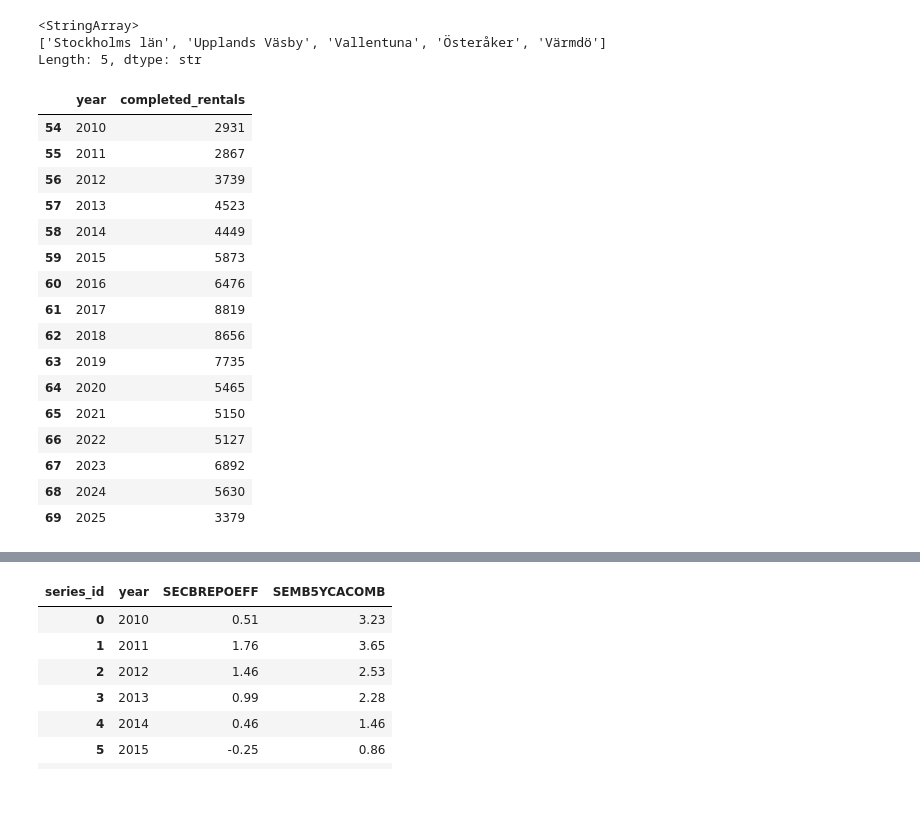
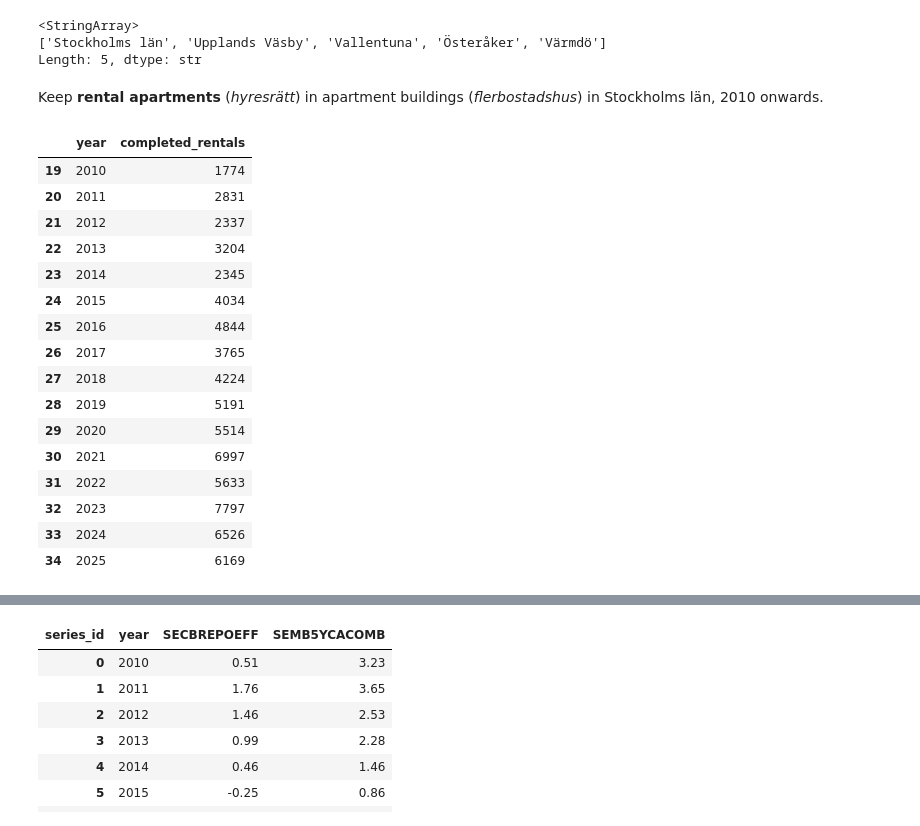
Before and after one commit to nimarigibcn-max/rental-housing-stockholm, a Jupyter notebook: notebooks/01_explore.ipynb, the cells around one changed output, grey strips where cells are left out. Cells and saved outputs as stored; diff of their text form; code cells hidden in the pictures; blank space fills up the shorter version.

```diff
--- a/notebooks/01_explore.ipynb
+++ b/notebooks/01_explore.ipynb
@@ -19,30 +33,32 @@ done["Region"].unique()[:5]
 <StringArray>
 ['Stockholms län', 'Upplands Väsby', 'Vallentuna', 'Österåker', 'Värmdö']
 Length: 5, dtype: str
+# %% [markdown]
+Keep **rental apartments** (*hyresrätt*) in apartment buildings (*flerbostadshus*) in Stockholms län, 2010 onwards.
 # %%
 rentals = done[
     (done["Region"] == "Stockholms län")
     & (done["Hustyp"] == "flerbostadshus")
-    & (done["Upplatelseform"] == "bostadsrätt")
+    & (done["Upplatelseform"] == "hyresrätt")
     & (done["Tid"] >= 2010)
 ]
 rentals = rentals[["Tid", "value"]].rename(columns={"Tid": "year", "value": "completed_rentals"})
 rentals
 # %% [output]
 |  | year | completed_rentals |
-| 54 | 2010 | 2931 |
-| 55 | 2011 | 2867 |
-| 56 | 2012 | 3739 |
-| 57 | 2013 | 4523 |
-| 58 | 2014 | 4449 |
-| 59 | 2015 | 5873 |
-| 60 | 2016 | 6476 |
-| 61 | 2017 | 8819 |
-| 62 | 2018 | 8656 |
-| 63 | 2019 | 7735 |
-| 64 | 2020 | 5465 |
-| 65 | 2021 | 5150 |
-| 66 | 2022 | 5127 |
-| 67 | 2023 | 6892 |
-| 68 | 2024 | 5630 |
-| 69 | 2025 | 3379 |
+| 19 | 2010 | 1774 |
+| 20 | 2011 | 2831 |
+| 21 | 2012 | 2337 |
+| 22 | 2013 | 3204 |
+| 23 | 2014 | 2345 |
+| 24 | 2015 | 4034 |
+| 25 | 2016 | 4844 |
+| 26 | 2017 | 3765 |
+| 27 | 2018 | 4224 |
+| 28 | 2019 | 5191 |
+| 29 | 2020 | 5514 |
+| 30 | 2021 | 6997 |
+| 31 | 2022 | 5633 |
+| 32 | 2023 | 7797 |
+| 33 | 2024 | 6526 |
+| 34 | 2025 | 6169 |
```
Also changed, not shown: parts of 13 cells of this notebook, 1 other file.
